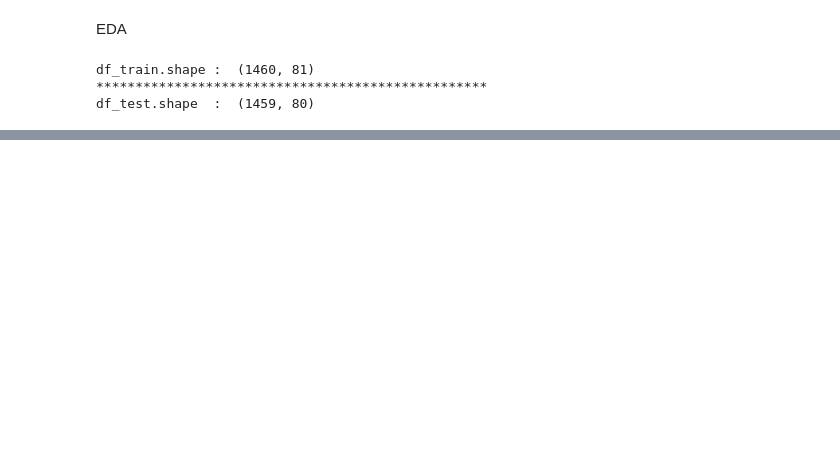
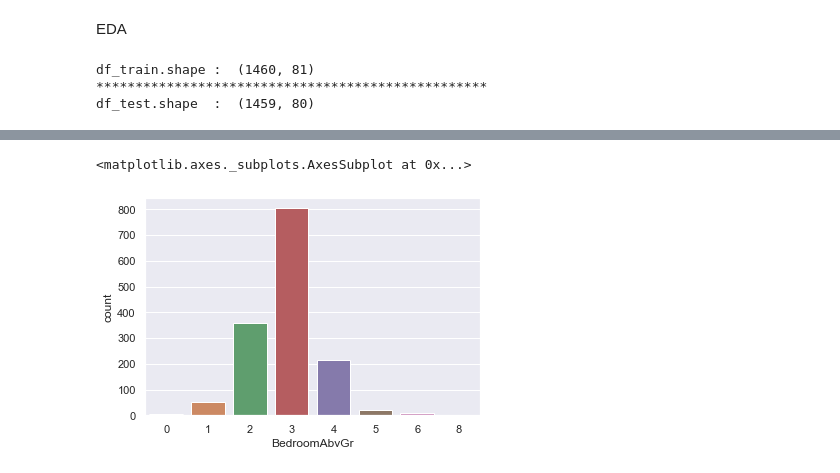
Before and after one commit to MiaLPrice/IntroMLProject, a Jupyter notebook: MLProject.ipynb, the cells around one changed output, grey strips where cells are left out. Saved outputs shown, nothing was run; the diff lists cells and outputs as text; code cells hidden in the pictures; blank space fills up the shorter version.

```diff
--- a/MLProject.ipynb
+++ b/MLProject.ipynb
@@ -43,0 +79,8 @@ memory usage: 924.0+ KB
+# %%
+# An assumption that the number of bedrooms in a house could have an impact in the sales price.
+# So the distribution the number of rooms availables per each house.
+
+sns.countplot(df_train.BedroomAbvGr)
+# %% [output]
+<matplotlib.axes._subplots.AxesSubplot at 0x...>
+[figure, added]
```
Also changed, not shown: parts of 26 cells of this notebook, 2 other files.
